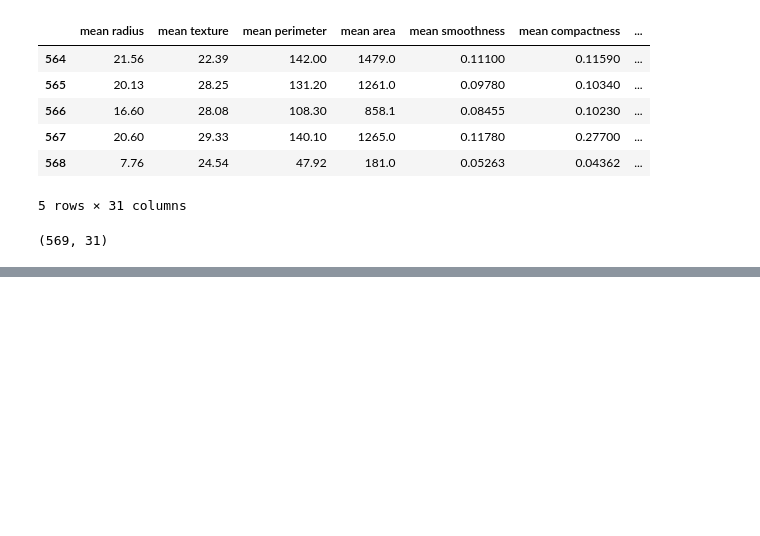
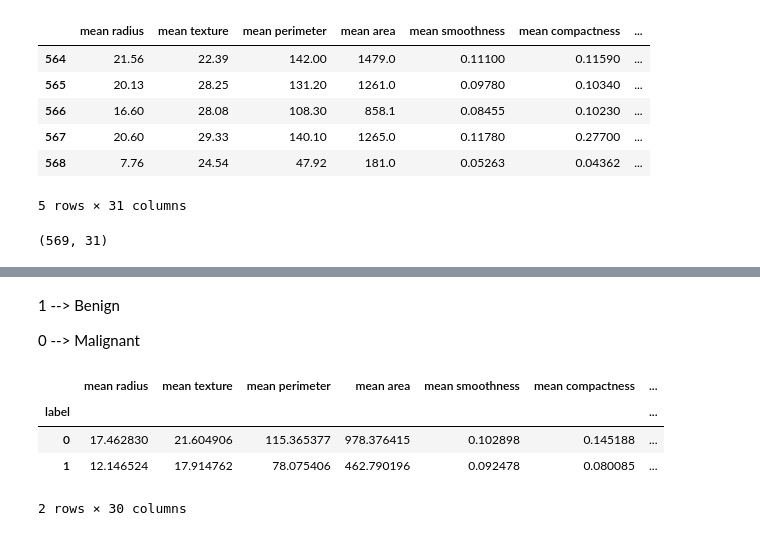
Before and after one commit to Drtey/classification_ML, a Jupyter notebook: models/bc_class.ipynb, the cells around one changed output, grey strips where cells are left out. Drawn from its saved outputs; the diff is of its cells as text; code cells hidden in the pictures; blank space fills up the shorter version.

```diff
--- a/models/bc_class.ipynb
+++ b/models/bc_class.ipynb
@@ -65,0 +126,12 @@ data_frame.shape
+# %% [markdown]
+1 --> Benign
+
+0 --> Malignant
+# %%
+data_frame.groupby('label').mean()
+# %% [output]
+|  | mean radius | mean texture | mean perimeter | mean area | mean smoothness | mean compactness | ... |
+| label |  |  |  |  |  |  | ... |
+| 0 | 17.462830 | 21.604906 | 115.365377 | 978.376415 | 0.102898 | 0.145188 | ... |
+| 1 | 12.146524 | 17.914762 | 78.075406 | 462.790196 | 0.092478 | 0.080085 | ... |
+2 rows × 30 columns
```
Also changed, not shown: parts of 22 cells of this notebook.
